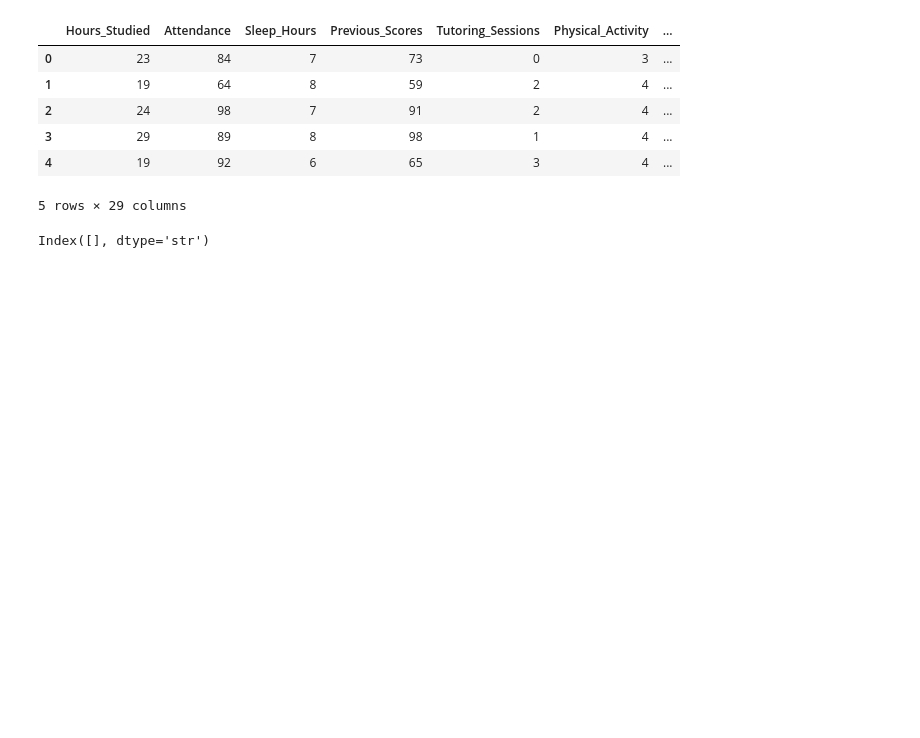
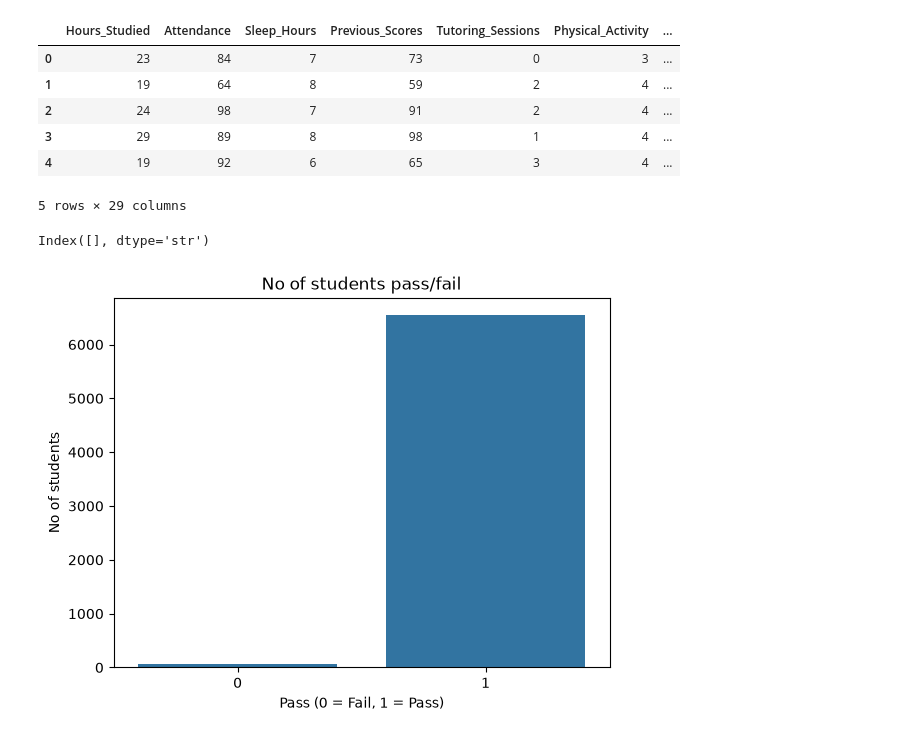
Before and after one commit to aarushar2020-cmd/Exam-Pass-Fail-Predictor, a Jupyter notebook: exam-predictor.ipynb, the cells around one changed output. Drawn from its saved outputs; the diff is of its cells as text; code cells hidden in the pictures; blank space fills up the shorter version.

```diff
--- a/exam-predictor.ipynb
+++ b/exam-predictor.ipynb
@@ -188,3 +188,11 @@ df.head()
 df.select_dtypes(include="object").columns
 # %% [output]
 Index([], dtype='str')
+# %%
+sns.countplot(x="Pass",data=df)
+plt.title("No of students pass/fail")
+plt.xlabel("Pass (0 = Fail, 1 = Pass)")
+plt.ylabel("No of students")
+plt.show()
+# %% [output]
+[figure, added]
```
Also changed, not shown: parts of 11 cells of this notebook.
